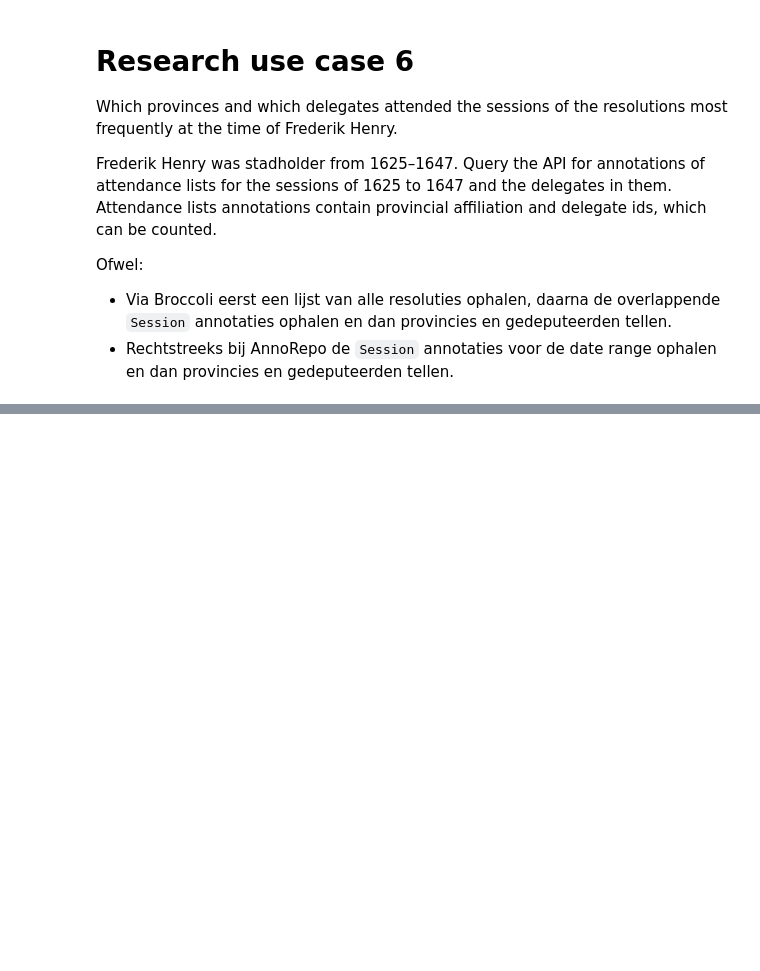
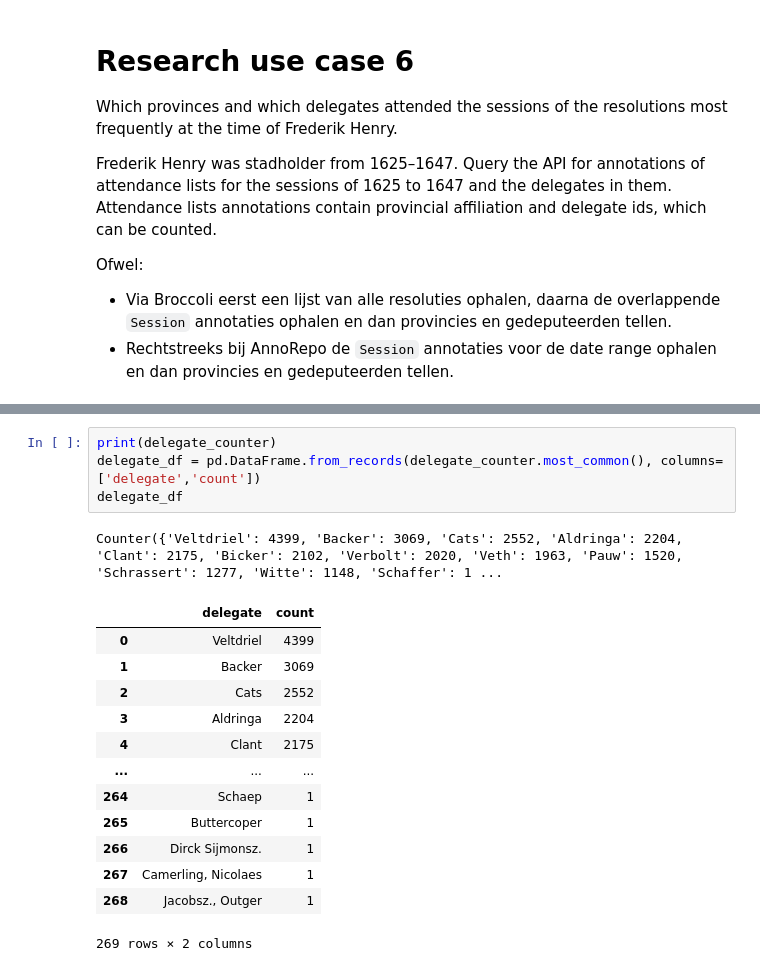
Before and after one commit to knaw-huc/broccoli-notebooks, a Jupyter notebook: svd-broccoli.ipynb, the cells around one changed output, grey strips where cells are left out. Saved outputs shown, nothing was run; the diff lists cells and outputs as text; blank space fills up the shorter version.

```diff
--- a/svd-broccoli.ipynb
+++ b/svd-broccoli.ipynb
@@ -291,0 +321,19 @@ print(result.json())
+# %%
+print(delegate_counter)
+delegate_df = pd.DataFrame.from_records(delegate_counter.most_common(), columns=['delegate','count'])
+delegate_df
+# %% [output]
+Counter({'Veltdriel': 4399, 'Backer': 3069, 'Cats': 2552, 'Aldringa': 2204, 'Clant': 2175, 'Bicker': 2102, 'Verbolt': 2020, 'Veth': 1963, 'Pauw': 1520, 'Schrassert': 1277, 'Witte': 1148, 'Schaffer': 1 ...
+|  | delegate | count |
+| 0 | Veltdriel | 4399 |
+| 1 | Backer | 3069 |
+| 2 | Cats | 2552 |
+| 3 | Aldringa | 2204 |
+| 4 | Clant | 2175 |
+| ... | ... | ... |
+| 264 | Schaep | 1 |
+| 265 | Buttercoper | 1 |
+| 266 | Dirck Sijmonsz. | 1 |
+| 267 | Camerling, Nicolaes | 1 |
+| 268 | Jacobsz., Outger | 1 |
+269 rows × 2 columns
```
Also changed, not shown: parts of 15 cells of this notebook.
